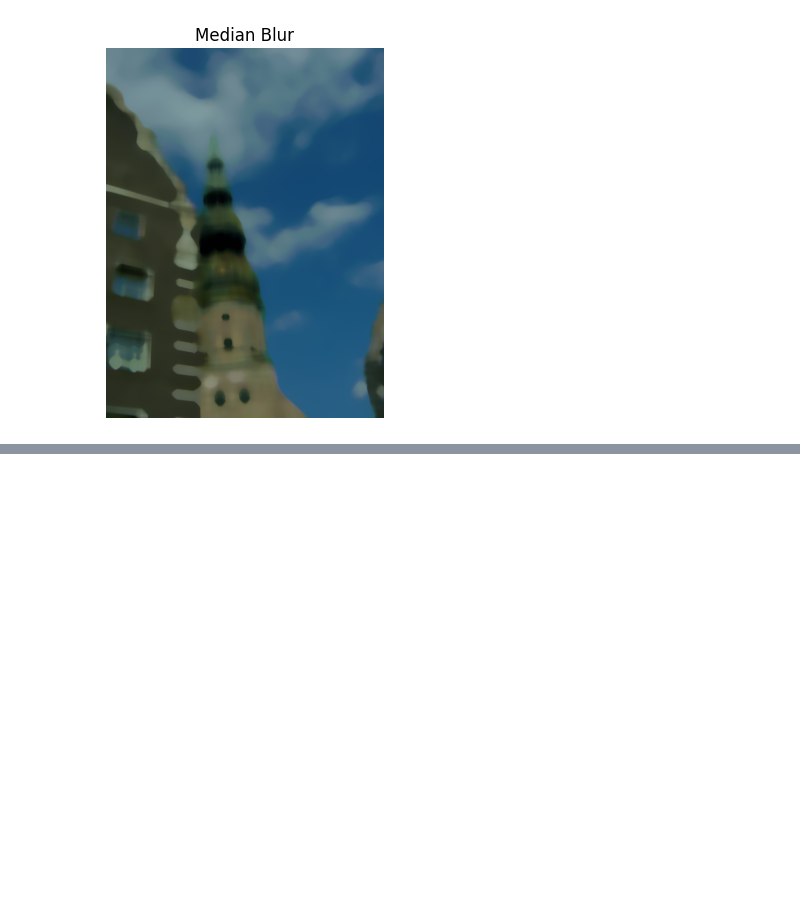
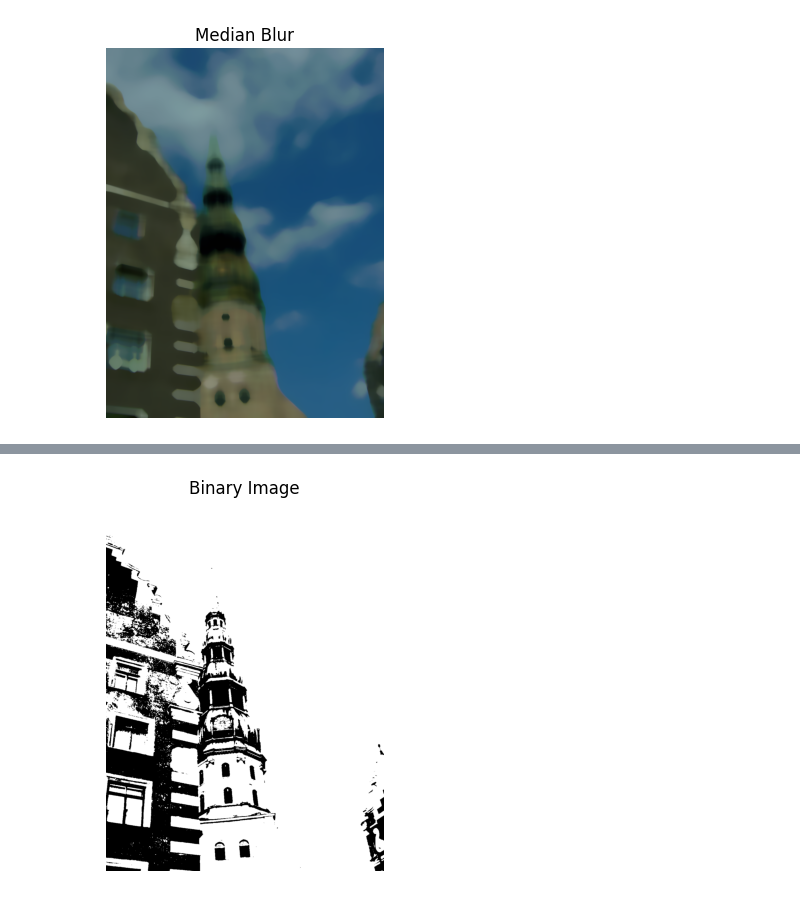
Before and after one commit to vestinabert/Image_Processing, a Jupyter notebook: Image_Processing_And_Transformation.ipynb, the cells around one changed output, grey strips where cells are left out. Saved outputs shown, nothing was run; the diff lists cells and outputs as text; code cells hidden in the pictures; blank space fills up the shorter version.

```diff
--- a/Image_Processing_And_Transformation.ipynb
+++ b/Image_Processing_And_Transformation.ipynb
@@ -141,0 +150,8 @@ plt.show()
+# %%
+_, binary = cv2.threshold(gray, 50, 225, cv2.THRESH_BINARY)
+plt.imshow(binary, cmap='gray')
+plt.axis('off')
+plt.title("Binary Image")
+plt.show()
+# %% [output]
+[figure, added]
```
Also changed, not shown: parts of 2 cells of this notebook.
